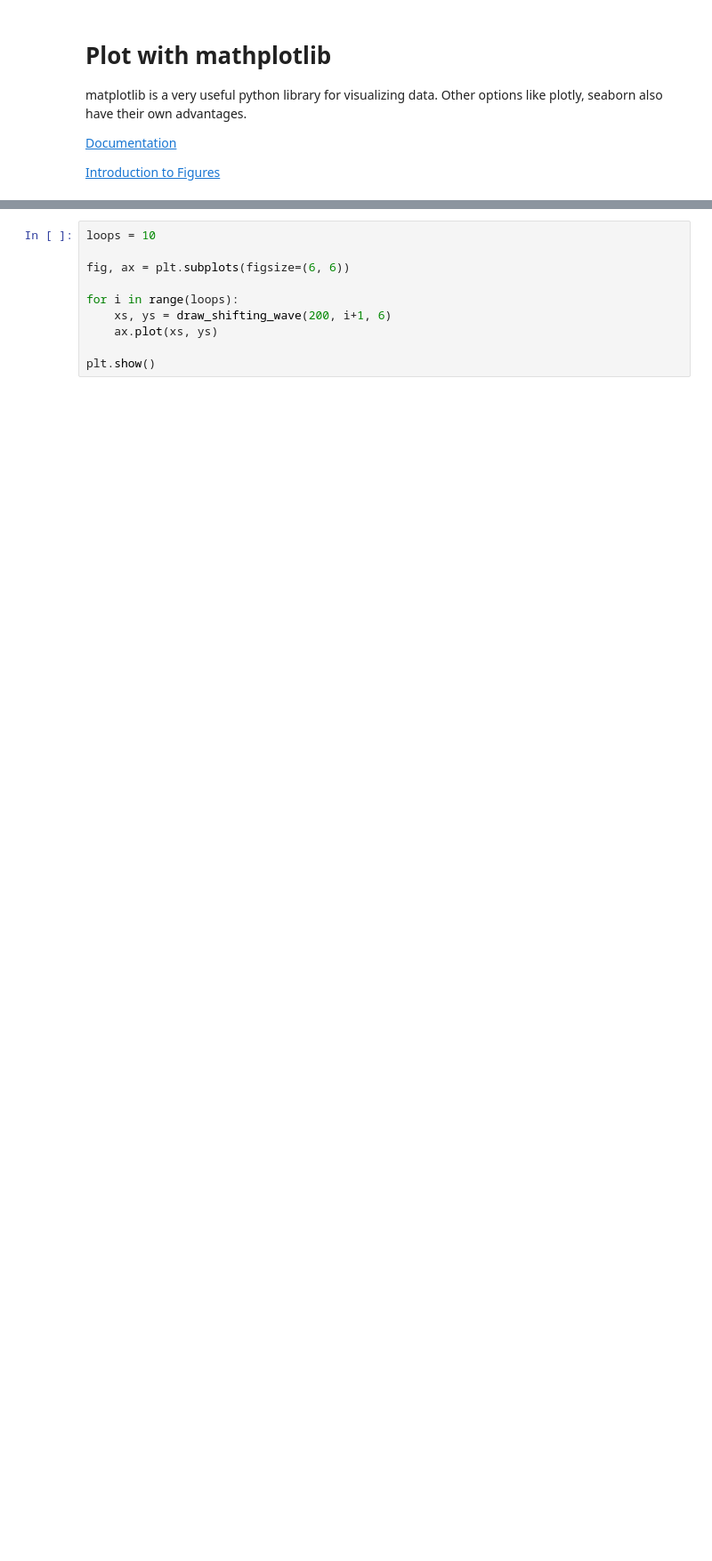
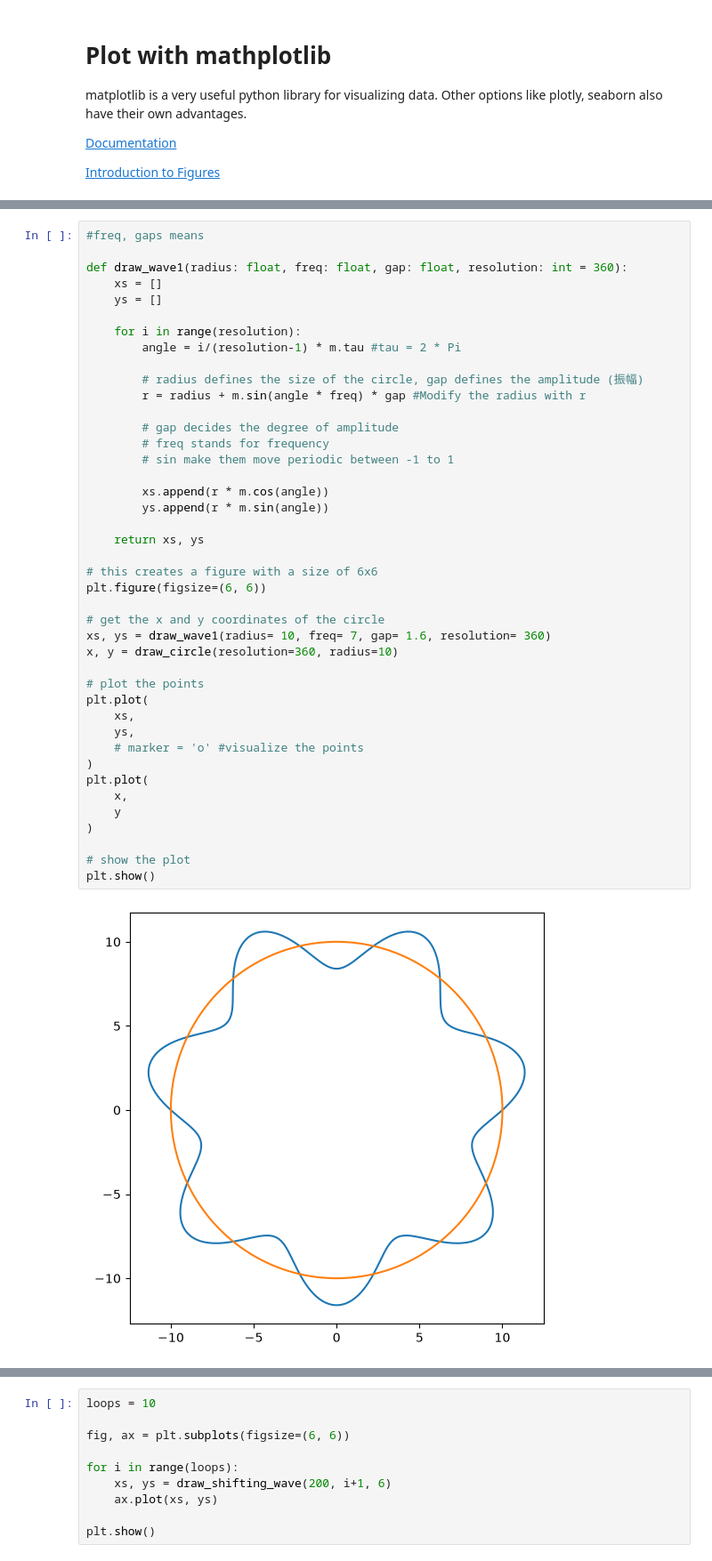
Before and after one commit to MAS-dfab/MAS-2627, a Jupyter notebook: 01_Computational_art/L01_Matplotlib/example.ipynb, the cells around one changed output, grey strips where cells are left out. Shown at 89% size. Saved outputs shown, nothing was run; the diff lists cells and outputs as text; blank space fills up the shorter version.

```diff
--- a/01_Computational_art/L01_Matplotlib/example.ipynb
+++ b/01_Computational_art/L01_Matplotlib/example.ipynb
@@ -74,0 +90,44 @@ plt.show()
+# %%
+#freq, gaps means
+
+def draw_wave1(radius: float, freq: float, gap: float, resolution: int = 360):
+    xs = []
+    ys = []
+
+    for i in range(resolution):
+        angle = i/(resolution-1) * m.tau #tau = 2 * Pi
+
+        # radius defines the size of the circle, gap defines the amplitude (振幅)
+        r = radius + m.sin(angle * freq) * gap #Modify the radius with r
+
+        # gap decides the degree of amplitude
+        # freq stands for frequency
+        # sin make them move periodic between -1 to 1
+
+        xs.append(r * m.cos(angle))
+        ys.append(r * m.sin(angle))
+
+    return xs, ys
+
+# this creates a figure with a size of 6x6
+plt.figure(figsize=(6, 6))
+
+# get the x and y coordinates of the circle
+xs, ys = draw_wave1(radius= 10, freq= 7, gap= 1.6, resolution= 360)
+x, y = draw_circle(resolution=360, radius=10)
+
+# plot the points
+plt.plot(
+    xs,
+    ys,
+    # marker = 'o' #visualize the points
+)
+plt.plot(
+    x,
+    y
+)
+
+# show the plot
+plt.show()
+# %% [output]
+[figure, added]
```
Also changed, not shown: parts of 11 cells of this notebook, 22 other files.
